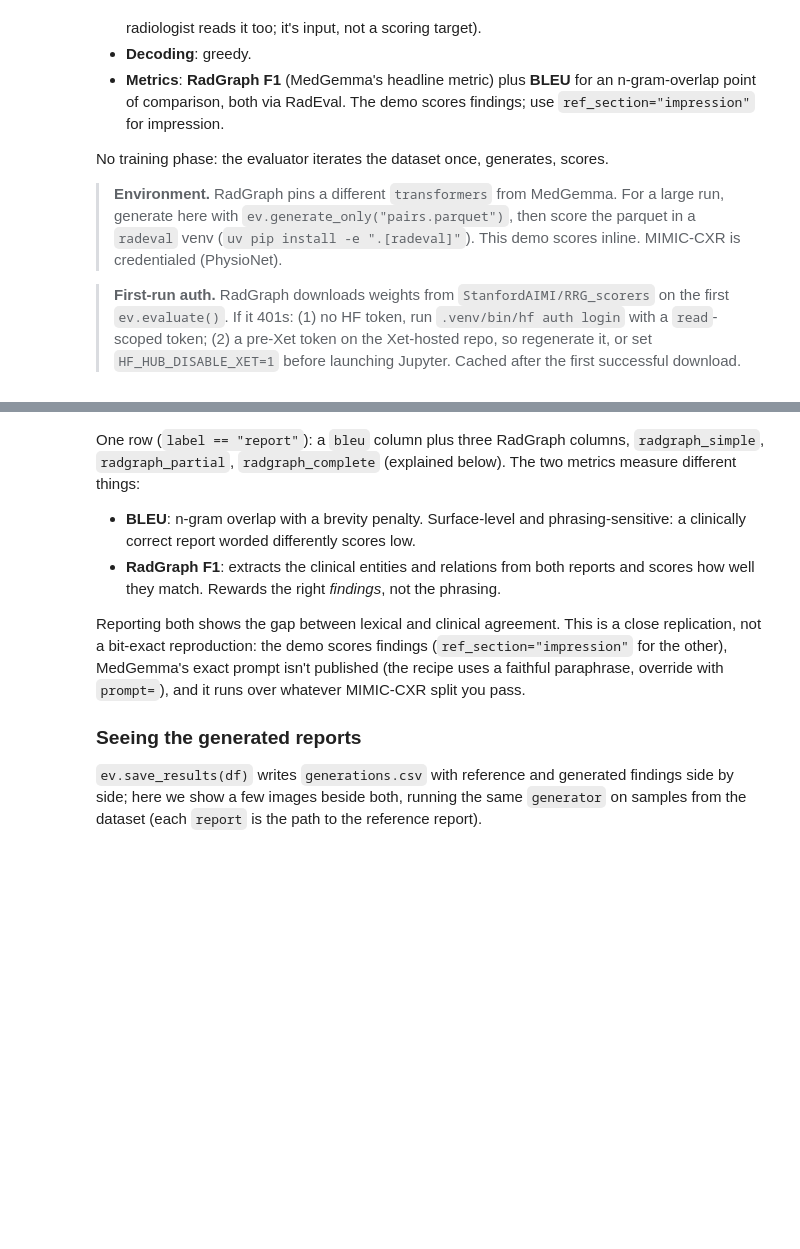
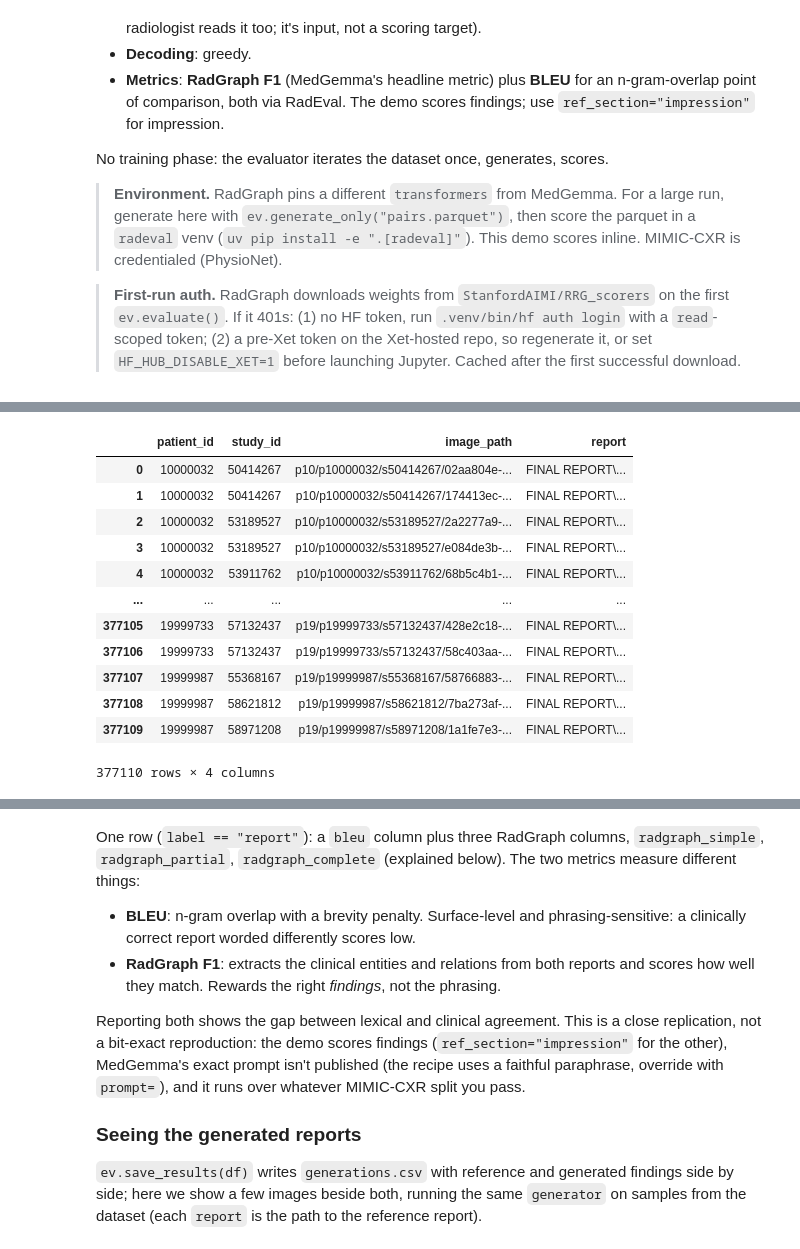
Before and after one commit to f10409/RadHarmony, a Jupyter notebook: datathon26/radharmony_hands_on_evaluation.ipynb, the cells around one changed output, grey strips where cells are left out. Cells and saved outputs as stored; diff of their text form; code cells hidden in the pictures; blank space fills up the shorter version.

```diff
--- a/datathon26/radharmony_hands_on_evaluation.ipynb
+++ b/datathon26/radharmony_hands_on_evaluation.ipynb
@@ -499,0 +505,16 @@ KeyboardInterrupt:
+# %%
+gen_ds.get_harmonized_df()
+# %% [output]
+|  | patient_id | study_id | image_path | report |
+| 0 | 10000032 | 50414267 | p10/p10000032/s50414267/02aa804e-... | FINAL REPORT\... |
+| 1 | 10000032 | 50414267 | p10/p10000032/s50414267/174413ec-... | FINAL REPORT\... |
+| 2 | 10000032 | 53189527 | p10/p10000032/s53189527/2a2277a9-... | FINAL REPORT\... |
+| 3 | 10000032 | 53189527 | p10/p10000032/s53189527/e084de3b-... | FINAL REPORT\... |
+| 4 | 10000032 | 53911762 | p10/p10000032/s53911762/68b5c4b1-... | FINAL REPORT\... |
+| ... | ... | ... | ... | ... |
+| 377105 | 19999733 | 57132437 | p19/p19999733/s57132437/428e2c18-... | FINAL REPORT\... |
+| 377106 | 19999733 | 57132437 | p19/p19999733/s57132437/58c403aa-... | FINAL REPORT\... |
+| 377107 | 19999987 | 55368167 | p19/p19999987/s55368167/58766883-... | FINAL REPORT\... |
+| 377108 | 19999987 | 58621812 | p19/p19999987/s58621812/7ba273af-... | FINAL REPORT\... |
+| 377109 | 19999987 | 58971208 | p19/p19999987/s58971208/1a1fe7e3-... | FINAL REPORT\... |
+377110 rows × 4 columns
```
Also changed, not shown: parts of 5 cells of this notebook, 6 other files.
